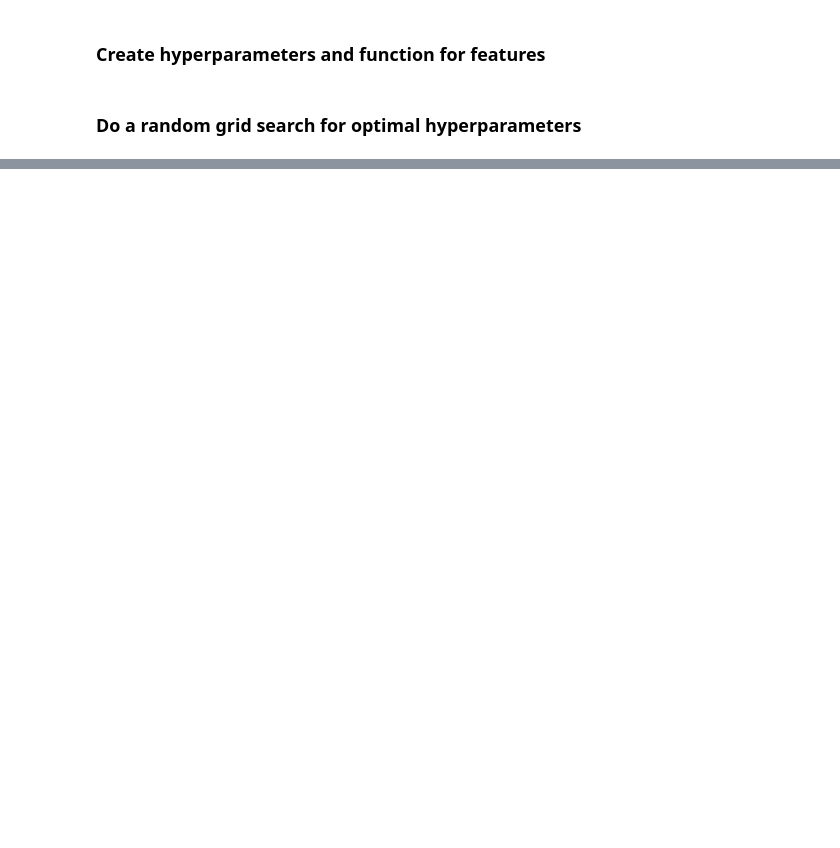
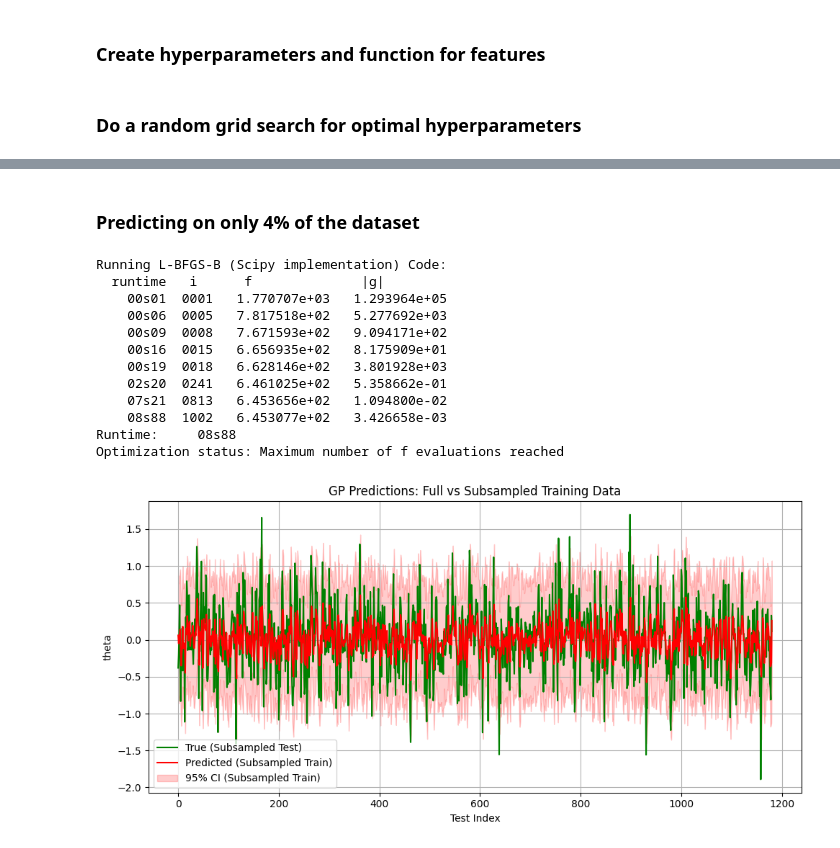
Before and after one commit to Nielsvanschaijk/Machine-learning-for-systems-and-control, a Jupyter notebook: gym-unbalanced-disk/GP_model_kevin.ipynb, the cells around one changed output, grey strips where cells are left out. Drawn from its saved outputs; the diff is of its cells as text; code cells hidden in the pictures; blank space fills up the shorter version.

```diff
--- a/gym-unbalanced-disk/GP_model_kevin.ipynb
+++ b/gym-unbalanced-disk/GP_model_kevin.ipynb
@@ -232,0 +295,63 @@ Optimization status: Maximum number of f evaluations reached
+# %% [markdown]
+### Predicting on only 4% of the dataset
+# %%
+u25 = u[::25]
+th25 = th[::25]
+
+N_eff_25 = len(u25) - max_lag
+X_all_25, Y_all_25 = build_features(u25, th25, best['L_th'], best['L_u'], max_lag, N_eff_25)
+
+# New train/val/test split sizes for subsampled data (approx 25% points)
+n_train_25 = int(train_percent * len(u25))
+n_eff_train_25 = n_train_25 - max_lag
+
+X_tv_25, Y_tv_25 = X_all_25[:n_eff_train_25 + int(val_test_percent * len(u25))], Y_all_25[:n_eff_train_25 + int(val_test_percent * len(u25))]
+X_test_25, Y_test_25 = X_all_25[:n_eff_train_25 + int(val_test_percent * len(u25))], Y_all_25[:n_eff_train_25 + int(val_test_percent * len(u25)):]
+
+# Train GP on subsampled data
+kernel_25 = GPy.kern.RBF(input_dim=X_tv_25.shape[1], ARD=True)
+Z_tv_25 = X_tv_25[np.random.choice(len(X_tv_25), best['num_inducing'], replace=False)]
+model_subsampled = GPy.models.SparseGPRegression(X_tv_25, Y_tv_25[:, None], kernel=kernel_25, Z=Z_tv_25)
+model_subsampled.optimize(messages=True)
+
+
+Y_test_pred_sub, Y_test_var_sub = model_subsampled.predict(X_test_25)
+Y_test_std_sub = np.sqrt(Y_test_var_sub)
+
+start, end = 0, len(Y_test)
+
+plt.figure(figsize=(10, 5))
+
+# Subsampled model predictions (on subsampled test set)
+plt.plot(range(start, start + len(Y_test_25)), Y_test_25[start:], label='True (Subsampled Test)', color='green', linestyle='solid')
+plt.plot(range(start, start + len(Y_test_pred_sub)), Y_test_pred_sub[start:], label='Predicted (Subsampled Train)', color='red', linestyle='solid')
+plt.fill_between(
+    np.arange(start, start + len(Y_test_pred_sub)),
+    (Y_test_pred_sub - 1.96 * Y_test_std_sub).flatten()[start:],
+    (Y_test_pred_sub + 1.96 * Y_test_std_sub).flatten()[start:],
+    color='red',
+    alpha=0.2,
+    label='95% CI (Subsampled Train)'
+)
+
+plt.title('GP Predictions: Full vs Subsampled Training Data')
+plt.xlabel('Test Index')
+plt.ylabel('theta')
+plt.legend()
+plt.grid(True)
+plt.tight_layout()
+plt.show()
+# %% [output]
+Running L-BFGS-B (Scipy implementation) Code:
+  runtime   i      f              |g|
+    00s01  0001   1.770707e+03   1.293964e+05
+    00s06  0005   7.817518e+02   5.277692e+03
+    00s09  0008   7.671593e+02   9.094171e+02
+    00s16  0015   6.656935e+02   8.175909e+01
+    00s19  0018   6.628146e+02   3.801928e+03
+    02s20  0241   6.461025e+02   5.358662e-01
+    07s21  0813   6.453656e+02   1.094800e-02
+    08s88  1002   6.453077e+02   3.426658e-03
+Runtime:     08s88
+Optimization status: Maximum number of f evaluations reached
+[figure, added]
```
Also changed, not shown: parts of 7 cells of this notebook.
